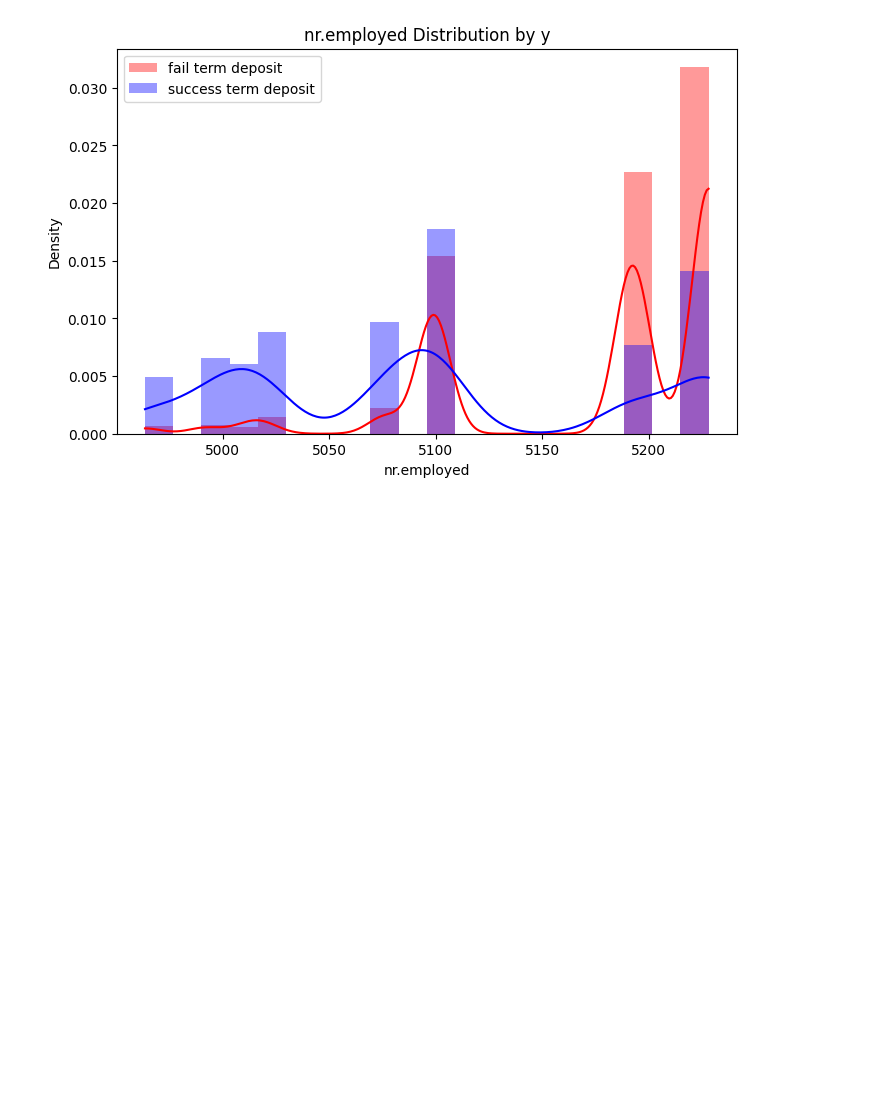
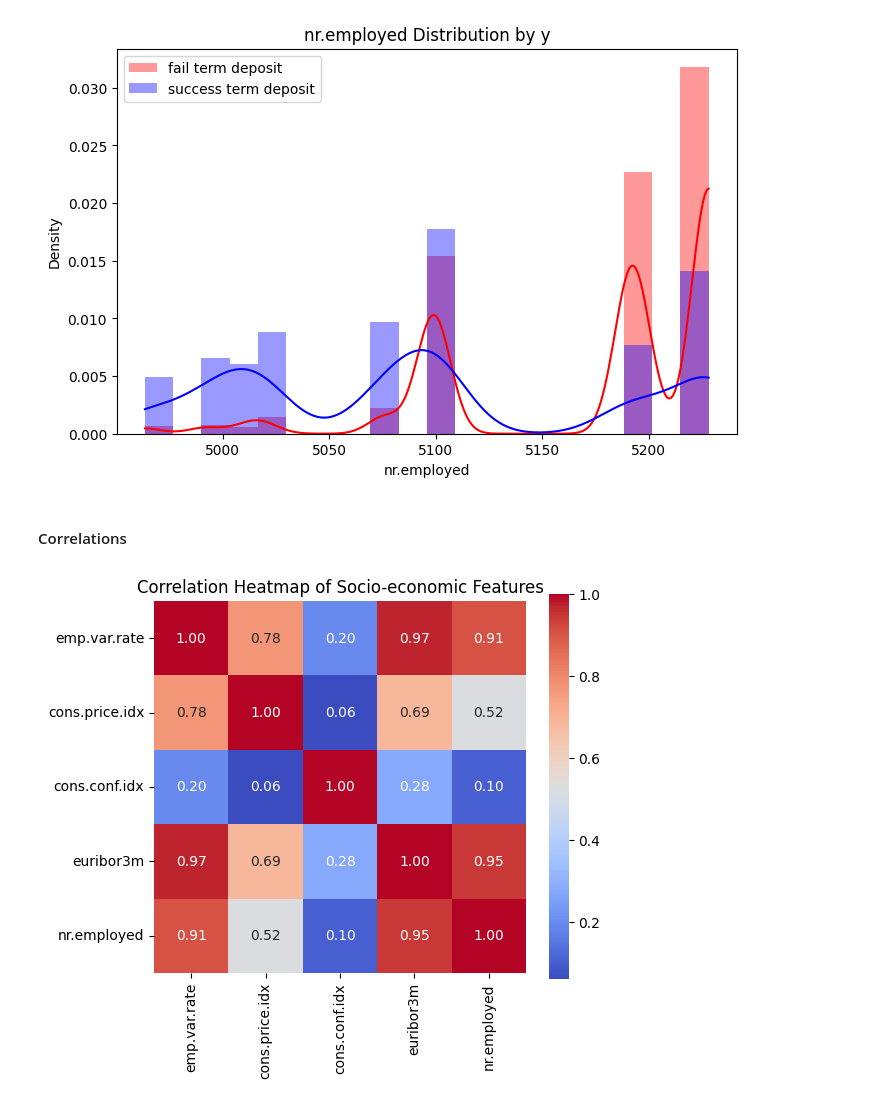
Before and after one commit to Maxstef/ml-bank-additional-project, a Jupyter notebook: notebooks/01_eda.ipynb, the cells around one changed output. Saved outputs shown, nothing was run; the diff lists cells and outputs as text; code cells hidden in the pictures; blank space fills up the shorter version.

```diff
--- a/notebooks/01_eda.ipynb
+++ b/notebooks/01_eda.ipynb
@@ -285,9 +284,9 @@ plot_target_rate_by_bin(
 # %%
 from src.visualizations import plt_histogram_kde
 
-cols = ["emp.var.rate", "cons.price.idx", "cons.conf.idx", "euribor3m", "nr.employed"]
+soceco_cols = ["emp.var.rate", "cons.price.idx", "cons.conf.idx", "euribor3m", "nr.employed"]
 
-for col in cols:
+for col in soceco_cols:
     plt_histogram_kde(
         numeric_df,
         col=col,
@@ -302,6 +301,16 @@ for col in cols:
 [figure]
 [figure]
 [figure]
+# %% [markdown]
+#### Correlations
+# %%
+plot_correlation_heatmap(
+    numeric_df[soceco_cols],
+    figsize=(6,5),
+    title="Correlation Heatmap of Socio-economic Features"
+)
+# %% [output]
+[figure, added]
 # %% [markdown]
  - greater emp.var.rate more probability of 'no' target
  - greater euribor3m more probability of 'no' target
```
Also changed, not shown: parts of 40 cells of this notebook, 4 other files.
